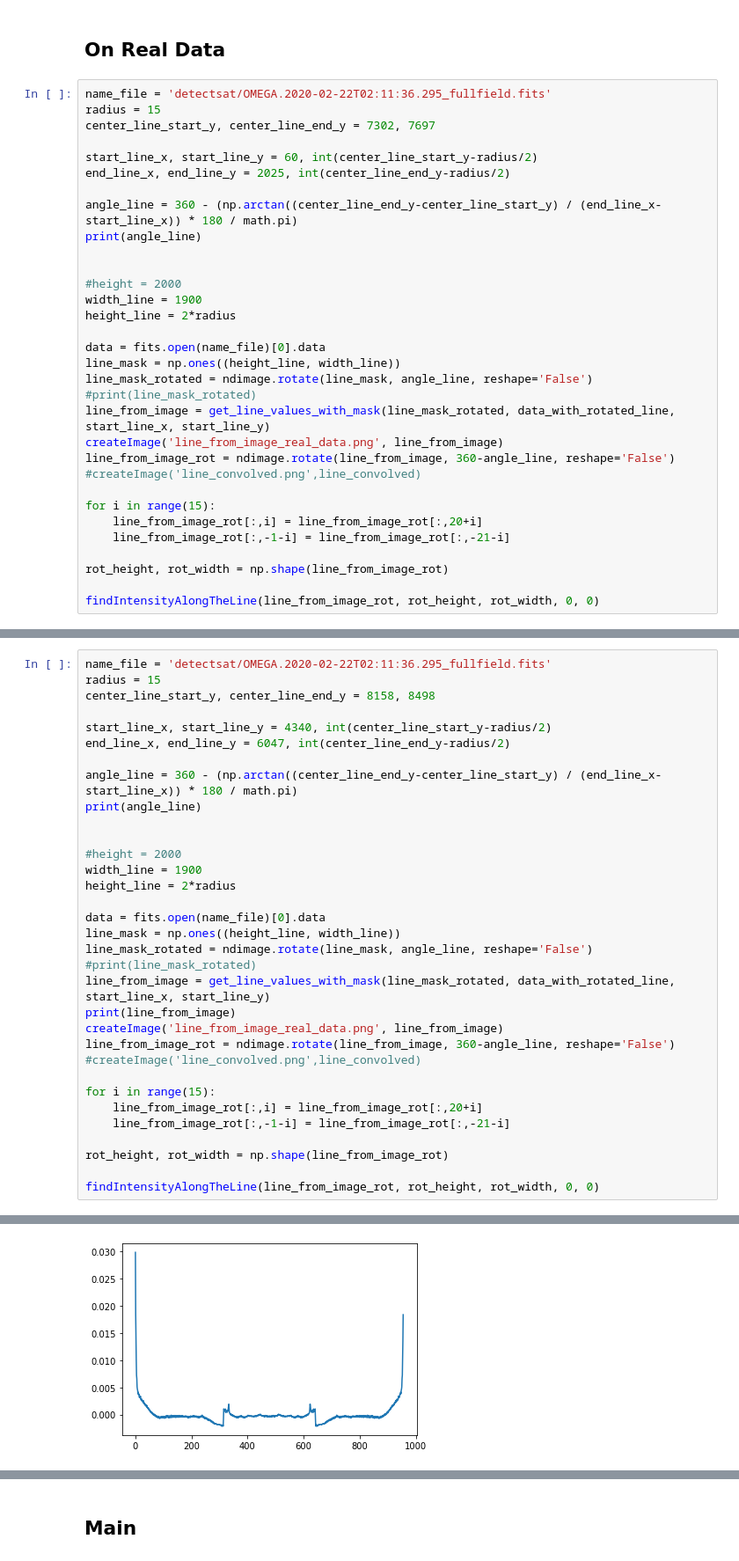
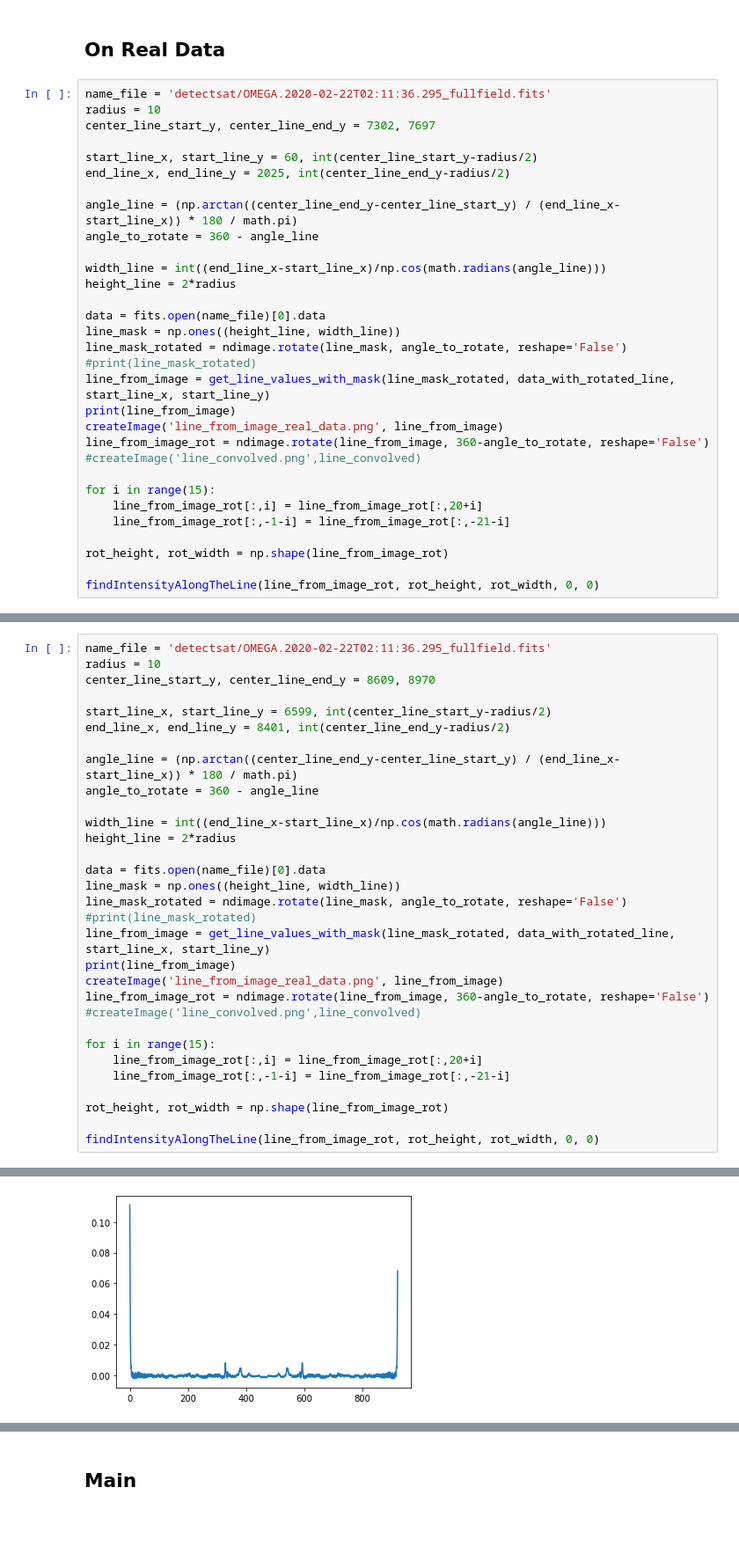
Before and after one commit to shoutizix/bachelor-project, a Jupyter notebook: Intensity_streak.ipynb, the cells around one changed output, grey strips where cells are left out. Shown: that part at 88% size. Saved outputs shown, nothing was run; the diff lists cells and outputs as text; blank space fills up the shorter version.

```diff
--- a/Intensity_streak.ipynb
+++ b/Intensity_streak.ipynb
@@ -333,27 +333,26 @@ print(get_blocks_addresses(test))
 ## On Real Data
 # %%
 name_file = 'detectsat/OMEGA.2020-02-22T02:11:36.295_fullfield.fits'
-radius = 15
+radius = 10
 center_line_start_y, center_line_end_y = 7302, 7697
 
 start_line_x, start_line_y = 60, int(center_line_start_y-radius/2)
 end_line_x, end_line_y = 2025, int(center_line_end_y-radius/2)
 
-angle_line = 360 - (np.arctan((center_line_end_y-center_line_start_y) / (end_line_x-start_line_x)) * 180 / math.pi)
-print(angle_line)
+angle_line = (np.arctan((center_line_end_y-center_line_start_y) / (end_line_x-start_line_x)) * 180 / math.pi)
+angle_to_rotate = 360 - angle_line
 
-
-#height = 2000
-width_line = 1900
+width_line = int((end_line_x-start_line_x)/np.cos(math.radians(angle_line)))
 height_line = 2*radius
 
 data = fits.open(name_file)[0].data
 line_mask = np.ones((height_line, width_line))
-line_mask_rotated = ndimage.rotate(line_mask, angle_line, reshape='False')
+line_mask_rotated = ndimage.rotate(line_mask, angle_to_rotate, reshape='False')
 #print(line_mask_rotated)
 line_from_image = get_line_values_with_mask(line_mask_rotated, data_with_rotated_line, start_line_x, start_line_y)
+print(line_from_image)
 createImage('line_from_image_real_data.png', line_from_image)
-line_from_image_rot = ndimage.rotate(line_from_image, 360-angle_line, reshape='False')
+line_from_image_rot = ndimage.rotate(line_from_image, 360-angle_to_rotate, reshape='False')
 #createImage('line_convolved.png',line_convolved)
 
 for i in range(15):
@@ -377,27 +382,25 @@ The strongest frequency is f = 14.014659685863876
 # %%
 name_file = 'detectsat/OMEGA.2020-02-22T02:11:36.295_fullfield.fits'
-radius = 15
-center_line_start_y, center_line_end_y = 8158, 8498
+radius = 10
+center_line_start_y, center_line_end_y = 8609, 8970
 
-start_line_x, start_line_y = 4340, int(center_line_start_y-radius/2)
-end_line_x, end_line_y = 6047, int(center_line_end_y-radius/2)
+start_line_x, start_line_y = 6599, int(center_line_start_y-radius/2)
+end_line_x, end_line_y = 8401, int(center_line_end_y-radius/2)
 
-angle_line = 360 - (np.arctan((center_line_end_y-center_line_start_y) / (end_line_x-start_line_x)) * 180 / math.pi)
-print(angle_line)
+angle_line = (np.arctan((center_line_end_y-center_line_start_y) / (end_line_x-start_line_x)) * 180 / math.pi)
+angle_to_rotate = 360 - angle_line
 
-
-#height = 2000
-width_line = 1900
+width_line = int((end_line_x-start_line_x)/np.cos(math.radians(angle_line)))
 height_line = 2*radius
 
 data = fits.open(name_file)[0].data
 line_mask = np.ones((height_line, width_line))
-line_mask_rotated = ndimage.rotate(line_mask, angle_line, reshape='False')
+line_mask_rotated = ndimage.rotate(line_mask, angle_to_rotate, reshape='False')
 #print(line_mask_rotated)
 line_from_image = get_line_values_with_mask(line_mask_rotated, data_with_rotated_line, start_line_x, start_line_y)
 print(line_from_image)
 createImage('line_from_image_real_data.png', line_from_image)
-line_from_image_rot = ndimage.rotate(line_from_image, 360-angle_line, reshape='False')
+line_from_image_rot = ndimage.rotate(line_from_image, 360-angle_to_rotate, reshape='False')
 #createImage('line_convolved.png',line_convolved)
 
 for i in range(15):
@@ -421,3 +423,3 @@ Lossy conversion from float64 to uint8. Range [0.0, 14650.386829428719]. Convert
-[figure, old version]
+[figure, new version]
 Inverse Fourier signal
 
```
Also changed, not shown: parts of 3 cells of this notebook.
